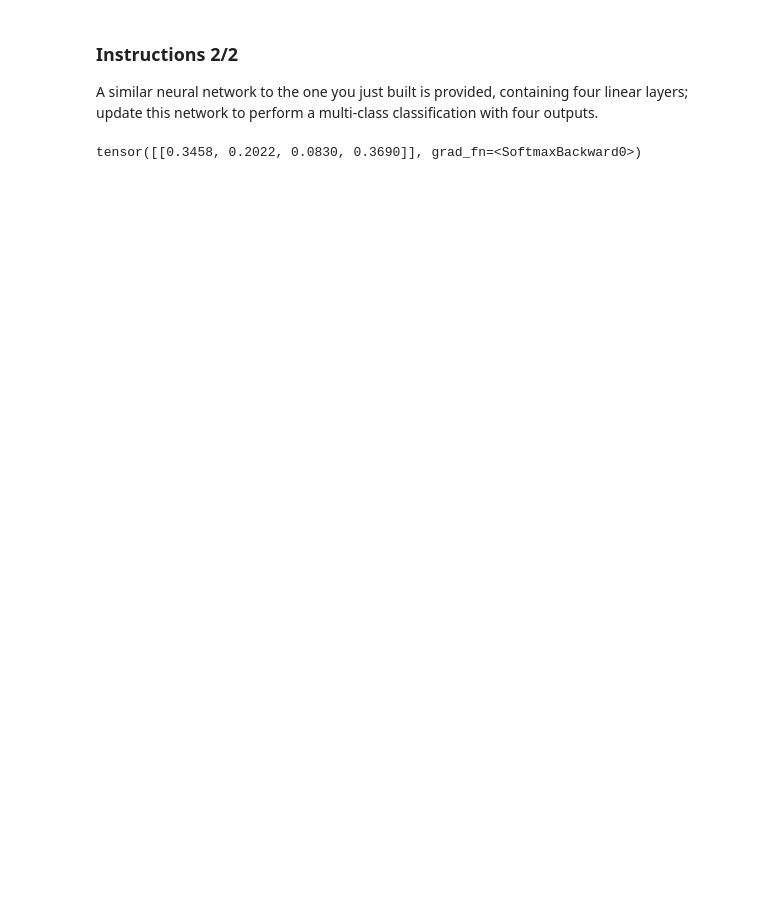
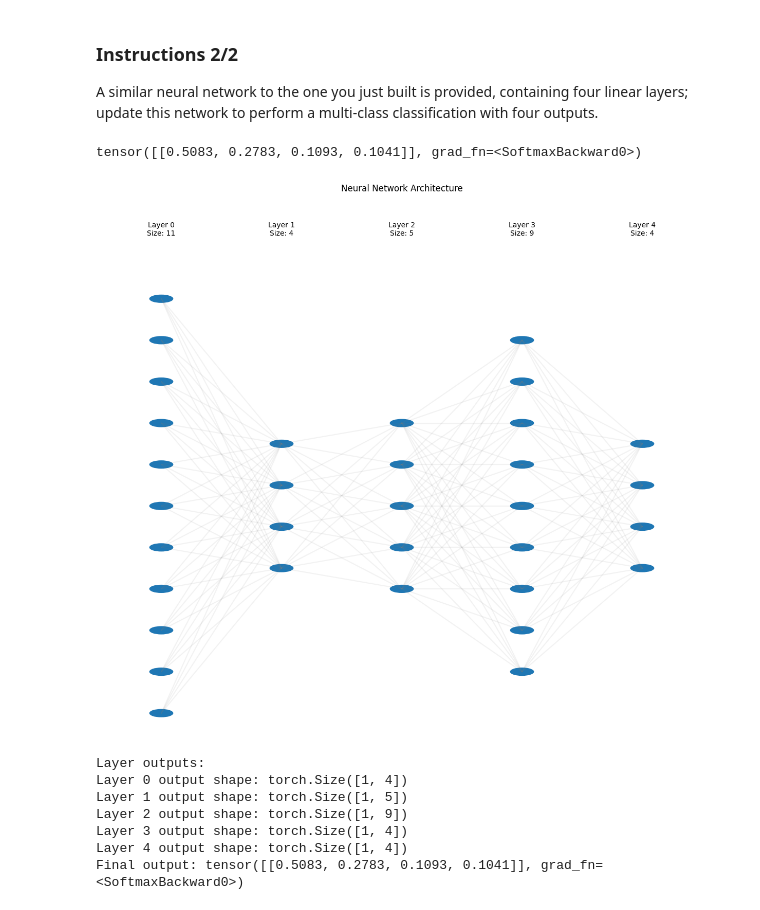
Before and after one commit to shreyashguptas/Machine-Learning-for-Dummies, a Jupyter notebook: code-file.ipynb, the cells around one changed output. Saved outputs shown, nothing was run; the diff lists cells and outputs as text; code cells hidden in the pictures; blank space fills up the shorter version.

```diff
--- a/code-file.ipynb
+++ b/code-file.ipynb
@@ -588,14 +640,67 @@ model = nn.Sequential(
     nn.Linear(11, 4),
     nn.Linear(4, 5),
     nn.Linear(5, 9),
-    nn.Linear(9, 1),
+    nn.Linear(9, 4),
     nn.Softmax(dim=-1)
 )
 
 output = model(input_tensor)
 print(output)
 # %% [output]
-tensor([[0.3458, 0.2022, 0.0830, 0.3690]], grad_fn=<SoftmaxBackward0>)
+tensor([[0.5083, 0.2783, 0.1093, 0.1041]], grad_fn=<SoftmaxBackward0>)
+# %%
+# Visualizing the output above. Ignore the code. Just look at the visual
+import matplotlib.pyplot as plt
+
+# Visualize the model architecture
+def plot_model_architecture(model):
+    layer_sizes = [11] + [layer.out_features for layer in model if isinstance(layer, nn.Linear)]
+
+    fig, ax = plt.subplots(figsize=(12, 11))
+
+    for i, size in enumerate(layer_sizes):
+        x = i
+        for j in range(size):
+            y = j - size / 2
+            ax.add_patch(plt.Circle((x, y), 0.1, fill=True))
+
+        if i < len(layer_sizes) - 1:
+            for j in range(size):
+                for k in range(layer_sizes[i+1]):
+                    ax.plot([x, x+1], [j-size/2, k-layer_sizes[i+1]/2], 'gray', alpha=0.1)
+
+        # Add layer size text
+        ax.text(x, max(layer_sizes)/2 + 0.5, f'Layer {i}\nSize: {size}',
+                ha='center', va='bottom')
+
+    ax.set_xlim(-0.5, len(layer_sizes) - 0.5)
+    ax.set_ylim(-max(layer_sizes)/2 - 0.5, max(layer_sizes)/2 + 1.5)  # Increased upper limit
+    ax.axis('off')
+    plt.title('Neural Network Architecture')
+    plt.tight_layout()
+    plt.show()
+
+plot_model_architecture(model)
+
+# Print the output of each layer
+def print_layer_outputs(model, input_tensor):
+    print("Layer outputs:")
+    x = input_tensor
+    for i, layer in enumerate(model):
+        x = layer(x)
+        print(f"Layer {i} output shape: {x.shape}")
+    print(f"Final output: {x}")
+
+print_layer_outputs(model, input_tensor)
+# %% [output]
+[figure, added]
+Layer outputs:
+Layer 0 output shape: torch.Size([1, 4])
+Layer 1 output shape: torch.Size([1, 5])
+Layer 2 output shape: torch.Size([1, 9])
+Layer 3 output shape: torch.Size([1, 4])
+Layer 4 output shape: torch.Size([1, 4])
+Final output: tensor([[0.5083, 0.2783, 0.1093, 0.1041]], grad_fn=<SoftmaxBackward0>)
 # %% [markdown]
 ### Explanation for the code above
 
```
Also changed, not shown: parts of 14 cells of this notebook.
